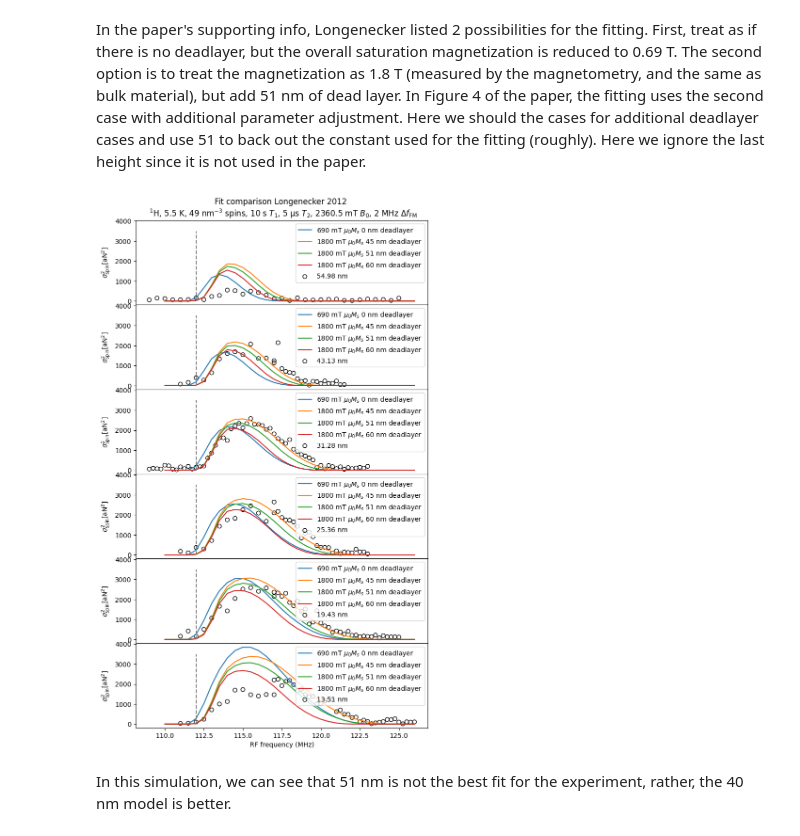
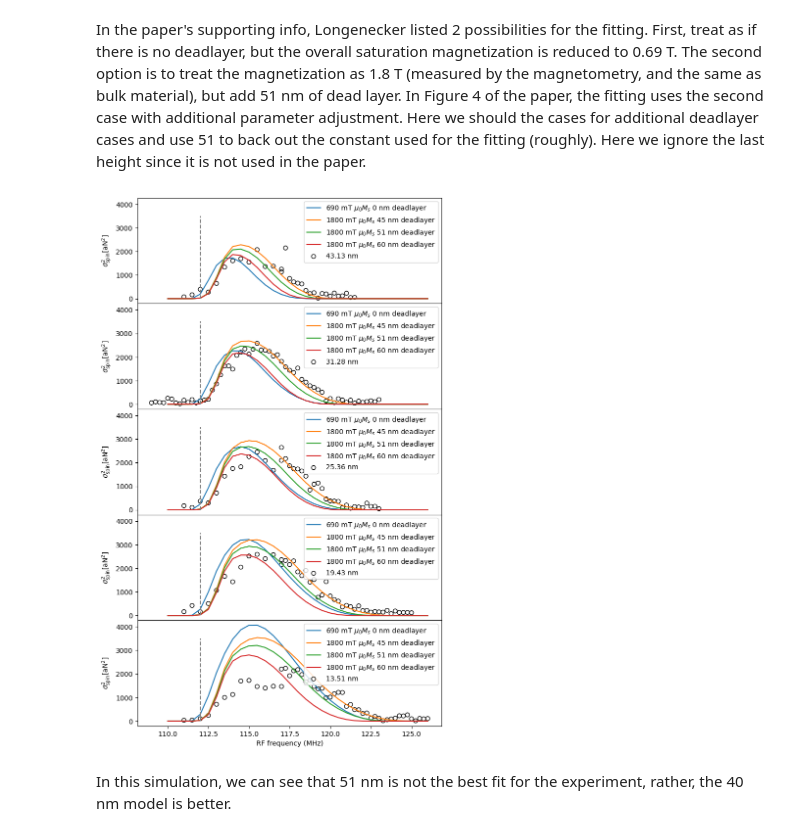
Before and after one commit to Marohn-Group/mrfmsim-examples, a Jupyter notebook: examples/example_ibmcyclic_Longenecker2012nov.ipynb, the cells around one changed output. Cells and saved outputs as stored; diff of their text form; code cells hidden in the pictures.

```diff
--- a/examples/example_ibmcyclic_Longenecker2012nov.ipynb
+++ b/examples/example_ibmcyclic_Longenecker2012nov.ipynb
@@ -303,19 +303,23 @@ freqscan.sort(
 
 # plot the data to check if matches the paper
 
-import matplotlib.pyplot as plt
+# remove the 54.98 nm entry as it is not shown in the paper
 
-fig = plt.figure(figsize=(8, 14))
+freqscan = freqscan[1:]
 
-gs = fig.add_gridspec(6, hspace=0.0)
-axs = gs.subplots(sharex=True, sharey=True)
+# import matplotlib.pyplot as plt
+
+# fig = plt.figure(figsize=(8, 14))
+
+# gs = fig.add_gridspec(6, hspace=0.0)
+# axs = gs.subplots(sharex=True, sharey=True)
 
 
-for i, sig in enumerate(freqscan):
-    axs[i].scatter(
-        sig.Freq, sig.F, color="none", edgecolor="black", label=f"{sig.Dts:.2f} nm"
-    )
-    axs[i].legend(loc="upper left")
+# for i, sig in enumerate(freqscan):
+#     axs[i].scatter(
+#         sig.Freq, sig.F, color="none", edgecolor="black", label=f"{sig.Dts:.2f} nm"
+#     )
+#     axs[i].legend(loc="upper left")
 
-for ax in axs.flat:
-    ax.label_outer()
+# for ax in axs.flat:
+    # ax.label_outer()
@@ -333,7 +335,7 @@ from mrfmsim.shortcut import loop_shortcut
 
 import numpy as np
 # %%
-grid = Grid(shape=(201, 201, 201), step=[2.0, 2.0, 0.2], origin=[0.0, 0.0, -20.0])
+grid = Grid(shape=(201, 201, 21), step=[2.0, 2.0, 2.0], origin=[0.0, 0.0, -20.0])
 sample = Sample(spin="1H", temperature=5.5, T1=10, T2=5e-6, spin_density=49.0)
 
 # B1 = 5 # mT
@@ -388,40 +390,40 @@ import matplotlib.pyplot as plt
 f_larmor = B0 * sample.Gamma / (2 * np.pi)
 
 fig = plt.figure(figsize=(8, 14))
 
-gs = fig.add_gridspec(6, hspace=0.0)
+gs = fig.add_gridspec(len(freqscan), hspace=0.0)
 axs = gs.subplots(sharex=True, sharey=True)
 
 
 for i, sig in enumerate(freqscan):
     for m, sim_sig in signal_damage.items():
         # only look at dF2_spin
         sim_sig = [-s[0] for s in sim_sig[i]]
         axs[i].plot(f_rf_list / 1e6, sim_sig, label=f"{m}")
 
     axs[i].scatter(
         sig.Freq,
         sig.F,
         color="none",
         edgecolor="black",
         label=f"{sig.Dts:.2f} nm",
     )
     axs[i].vlines(f_larmor / 1e6, 0, 3500, color="grey", linestyles="dashed")
     axs[i].legend(loc="upper right")
 
 for ax in axs.flat:
     ax.label_outer()
     ax.set_xlabel("RF frequency (MHz)")
     ax.set_ylabel("$\sigma^2_\mathrm{spin} [\mathrm{aN}^2]$")
 
-axs[0].set_title(
-    "Fit comparison Longenecker 2012 \n $^1$H, 5.5 K, 49 nm$^{-3}$ spins, "
-    "10 s $T_1$, 5 $\mathrm{\mu}$s $T_2$, 2360.5 mT $B_0$, 2 MHz $\Delta f_\mathrm{FM}$"
-)
-plt.savefig("figures/longenecker_fit_comparison.pdf")
+# axs[0].set_title(
+#     "Fit comparison Longenecker 2012 \n $^1$H, 5.5 K, 49 nm$^{-3}$ spins, "
+#     "10 s $T_1$, 5 $\mathrm{\mu}$s $T_2$, 2360.5 mT $B_0$, 2 MHz $\Delta f_\mathrm{FM}$"
+# )
+plt.savefig("figures/longenecker_fit_comparison.pdf", bbox_inches="tight")
 plt.show()
 # %% [output]
-[figure, old version]
+[figure, new version]
 # %% [markdown]
 In this simulation, we can see that 51 nm is not the best fit for the experiment, rather, the 40 nm model is better.
 # %% [markdown]
```
Also changed, not shown: parts of 3 cells of this notebook, 4 other files.
